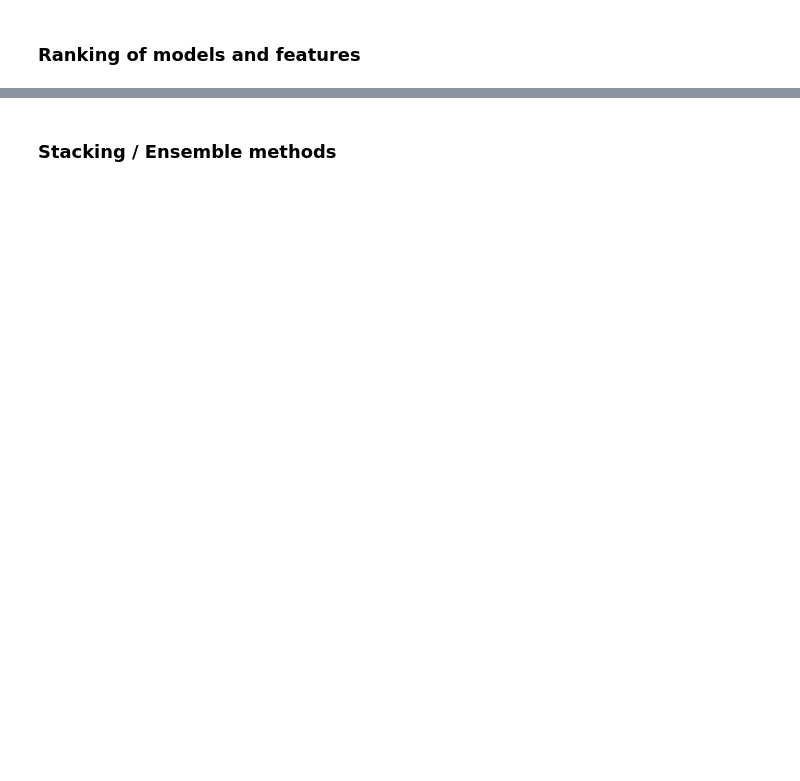
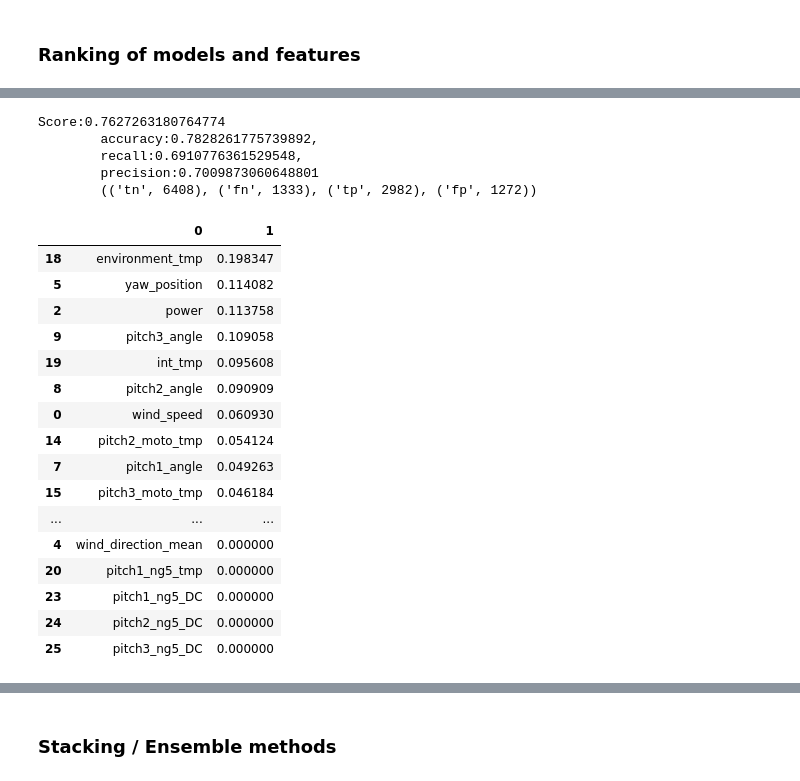
Before and after one commit to Backlu/CAICTCompetition, a Jupyter notebook: ice-Baseline.ipynb, the cells around one changed output, grey strips where cells are left out. Drawn from its saved outputs; the diff is of its cells as text; code cells hidden in the pictures; blank space fills up the shorter version.

```diff
--- a/ice-Baseline.ipynb
+++ b/ice-Baseline.ipynb
@@ -535,15 +607,39 @@ print(gs.best_params_)
 # %%
-clf_xgb = xgb.XGBClassifier(
+model_xgb = xgb.XGBClassifier(
     max_depth=3,
-    learning_rate=0.1,
-    booster='gbtree',
-    n_estimators=50
+    learning_rate=0.01,
+    n_estimators=1000
     )
-clf_xgb = clf_xgb.fit(train_X,train_y)
-score_xgb = clf_xgb.score(valid_X, valid_y)
-print(score_xgb)
-pd.DataFrame(list(zip(X.columns, np.transpose(clf_xgb.feature_importances_))) \
+model_xgb = model_xgb.fit(train_X,train_y)
+pred_y = model_xgb.predict(valid_X)
+score_xgb, accuracy, precision, recall, cmt, msg=myscore(valid_y, pred_y)
+print(msg)
+
+pd.DataFrame(list(zip(valid_X.columns, np.transpose(model_xgb.feature_importances_))) \
             ).sort_values(1, ascending=False)
+# %% [output]
+Score:0.7627263180764774
+        accuracy:0.7828261775739892,
+        recall:0.6910776361529548,
+        precision:0.7009873060648801
+        (('tn', 6408), ('fn', 1333), ('tp', 2982), ('fp', 1272))
+|  | 0 | 1 |
+| 18 | environment_tmp | 0.198347 |
+| 5 | yaw_position | 0.114082 |
+| 2 | power | 0.113758 |
+| 9 | pitch3_angle | 0.109058 |
+| 19 | int_tmp | 0.095608 |
+| 8 | pitch2_angle | 0.090909 |
+| 0 | wind_speed | 0.060930 |
+| 14 | pitch2_moto_tmp | 0.054124 |
+| 7 | pitch1_angle | 0.049263 |
+| 15 | pitch3_moto_tmp | 0.046184 |
+| ... | ... | ... |
+| 4 | wind_direction_mean | 0.000000 |
+| 20 | pitch1_ng5_tmp | 0.000000 |
+| 23 | pitch1_ng5_DC | 0.000000 |
+| 24 | pitch2_ng5_DC | 0.000000 |
+| 25 | pitch3_ng5_DC | 0.000000 |
 # %%
 scores = cross_val_score(clf_xgb, train_X,train_y, cv=5)
 print(scores)
```
Also changed, not shown: parts of 56 cells of this notebook.
